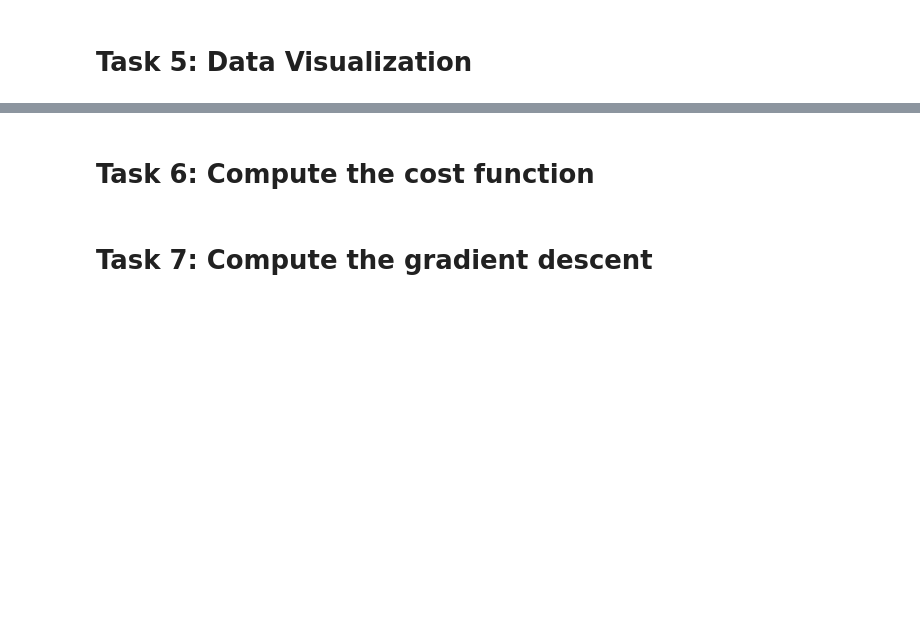
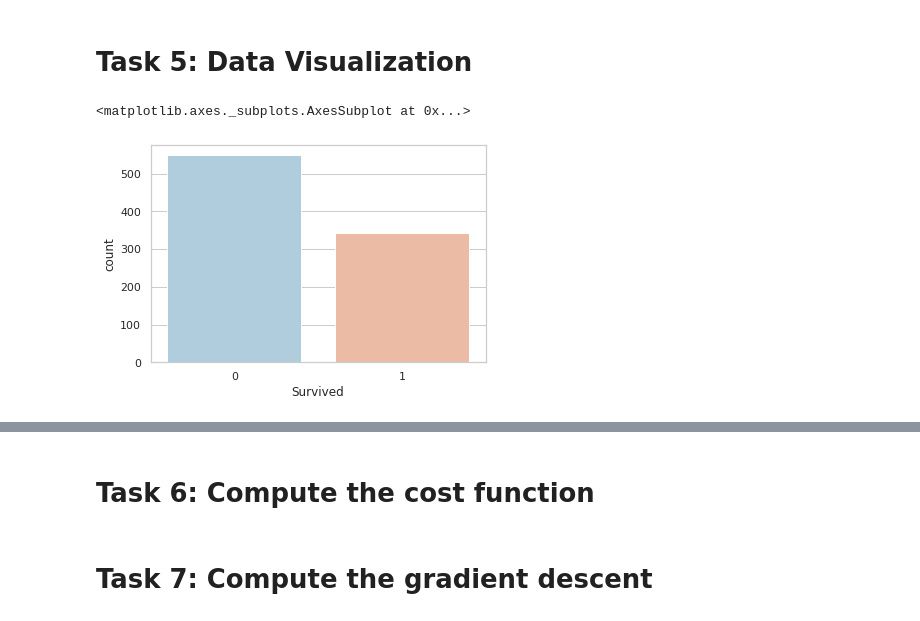
Before and after one commit to lophiraalata/data-analytics-micro-credential, a Jupyter notebook: Titanic_Logistic_Regression.ipynb, the cells around one changed output, grey strips where cells are left out. Saved outputs shown, nothing was run; the diff lists cells and outputs as text; code cells hidden in the pictures; blank space fills up the shorter version.

```diff
--- a/Titanic_Logistic_Regression.ipynb
+++ b/Titanic_Logistic_Regression.ipynb
@@ -51,0 +171,2 @@ sns.heatmap(train.isnull(), yticklables+False,cbar=False,cmap='viridis')
+# %%
+train.dropna(inplace=True)
@@ -51,0 +196,3 @@ sns.heatmap(train.isnull(), yticklables+False,cbar=False,cmap='viridis')
+# %%
+sex = pd.get_dummies(train['Sex'], drop_first=True)
+embark = pd.get_dummies(train['Embarked'], drop_first=True)
@@ -51,0 +219,2 @@ sns.heatmap(train.isnull(), yticklables+False,cbar=False,cmap='viridis')
+# %%
+train.drop(['Sex', 'Embarked', 'Name', 'Ticket'], axis=1, inplace=True)
@@ -51,0 +230,2 @@ sns.heatmap(train.isnull(), yticklables+False,cbar=False,cmap='viridis')
+# %%
+train = pd.concat([train, sex, embark], axis=1)
@@ -52,6 +241,9 @@ sns.heatmap(train.isnull(), yticklables+False,cbar=False,cmap='viridis')
 # %% [markdown]
 # Task 5: Data Visualization
 # %%
-sns.set_Style('whitegrid'
+sns.set_style('whitegrid')
 sns.countplot(x='Survived', data=train, palette='RdBu_r')
+# %% [output]
+<matplotlib.axes._subplots.AxesSubplot at 0x...>
+[figure, added]
 # %%
```
Also changed, not shown: parts of 41 cells of this notebook.
